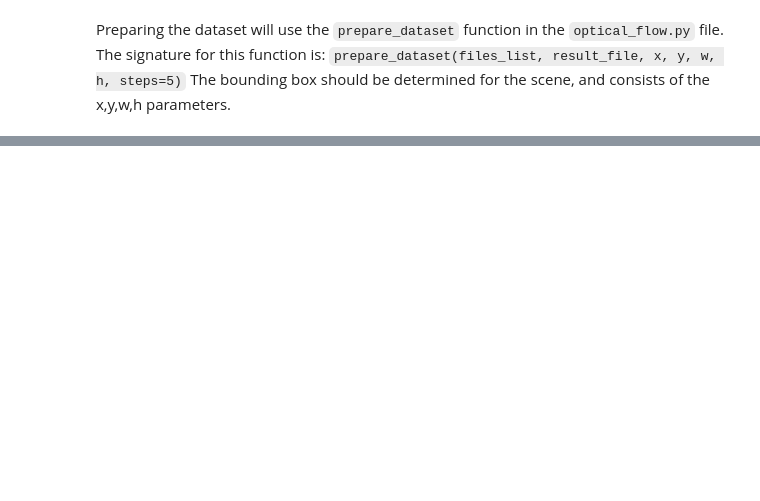
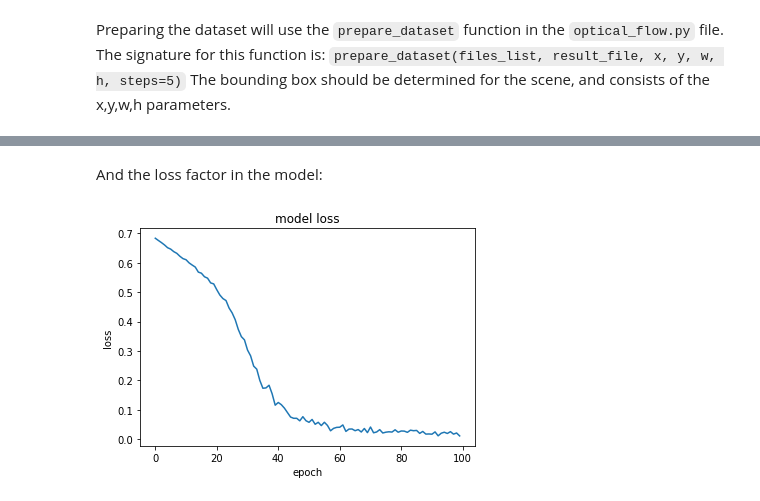
Before and after one commit to Romulus10/CS583-Final-Project, a Jupyter notebook: OpticalFlow.ipynb, the cells around one changed output, grey strips where cells are left out. Cells and saved outputs as stored; diff of their text form; code cells hidden in the pictures; blank space fills up the shorter version.

```diff
--- a/OpticalFlow.ipynb
+++ b/OpticalFlow.ipynb
@@ -107,0 +97,10 @@ Loaded model from disk
+# %% [markdown]
+And the loss factor in the model:
+# %%
+plt.plot(history.history['loss'])
+plt.title('model loss')
+plt.ylabel('loss')
+plt.xlabel('epoch')
+plt.show()
+# %% [output]
+[figure, added]
```
Also changed, not shown: parts of 10 cells of this notebook, 4 other files.
